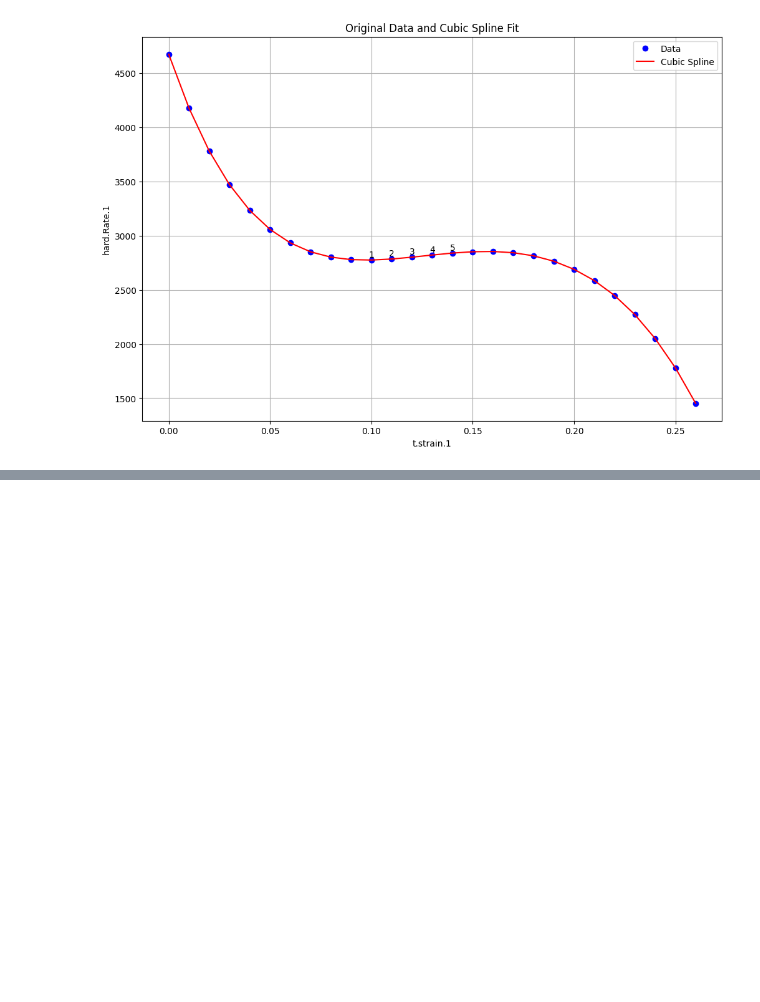
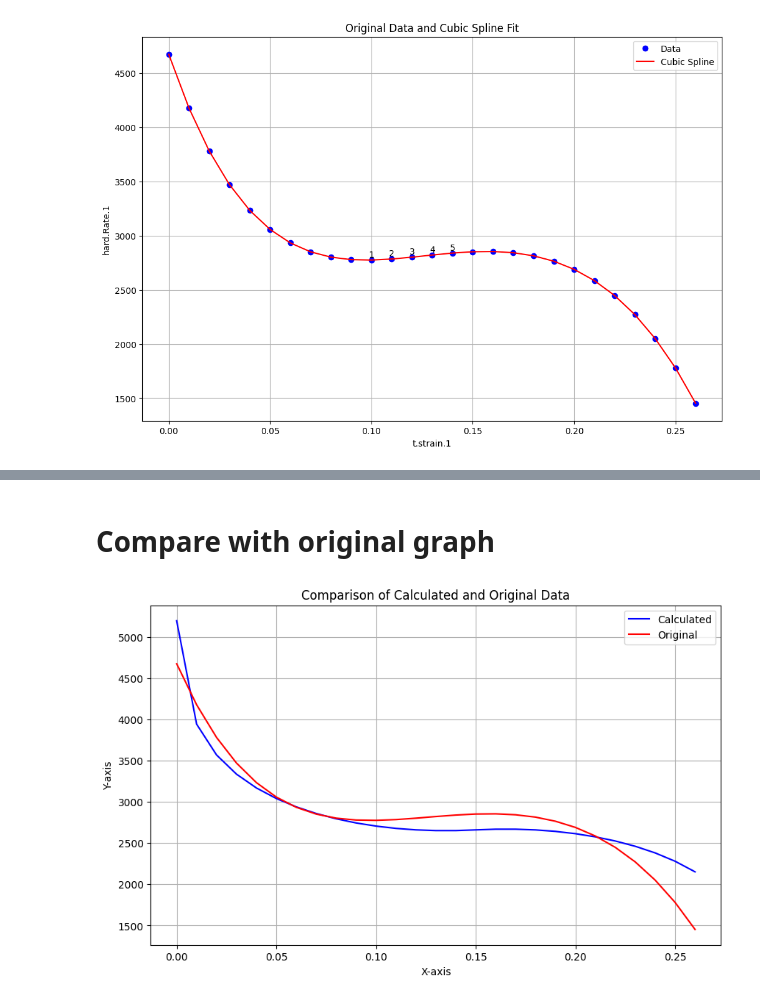
Before and after one commit to Kishan-Kumar-Zalavadia/Material-Science, a Jupyter notebook: code_5.ipynb, the cells around one changed output, grey strips where cells are left out. Cells and saved outputs as stored; diff of their text form; code cells hidden in the pictures; blank space fills up the shorter version.

```diff
--- a/code_5.ipynb
+++ b/code_5.ipynb
@@ -436,3 +480,17 @@ Data Point | x Value | y Value | Difference | Slope:
 
 Average Slope of Printed Slopes: 1415.676331885907
 [figure]
+# %%
+max_d1 = printed_slopes[0]
+min_d1 = printed_slopes[0]
+
+# Iterate through printed slopes to find max and min
+for slope in printed_slopes[1:]:
+    if slope > max_d1:
+        max_d1 = slope
+    elif slope < min_d1:
+        min_d1 = slope
+
+# Print the maximum and minimum slopes
+print("Minimum Slope:", min_d1)
+print("\nMaximum Slope:", max_d1)
@@ -438,0 +593,36 @@ Average Slope of Printed Slopes: 1415.676331885907
+# %% [markdown]
+# Compare with original graph
+# %%
+import numpy as np
+import pandas as pd
+import matplotlib.pyplot as plt
+
+# Read data from Excel file
+data = pd.read_excel("/content/Data.xlsx")
+x_values = data[x_axis].values
+original_x_values = data[x_axis].values
+original_y_values = data[y2_axis].values
+
+# Define function to calculate y values
+def calculate(b0, d1, d2, ee, ei, ep):
+    result = np.zeros_like(ep)
+    for i in range(len(ep)):
+        if abs((ep[i] - ei) / (ei + ee)) < 1:
+            result[i] = b0 - d1 * ((abs((ep[i] - ei) / (ei + ee)) * np.arctanh((ep[i] - ei) / (ei + ee))) - (d2 * ((ep[i] - ei) / (ei + ee))))
+    return result
+
+# Calculate y values using the provided function
+y_values = calculate(best_b0, best_d1, best_d2, ee, best_ei, x_values)
+
+# Plot x-y values
+plt.figure(figsize=(10, 6))
+plt.plot(x_values, y_values, label='Calculated', color='blue')
+plt.plot(original_x_values, original_y_values, label='Original', color='red')
+plt.xlabel('X-axis')
+plt.ylabel('Y-axis')
+plt.title('Comparison of Calculated and Original Data')
+plt.legend()
+plt.grid(True)
+plt.show()
+# %% [output]
+[figure, added]
```
Also changed, not shown: parts of 8 cells of this notebook.
